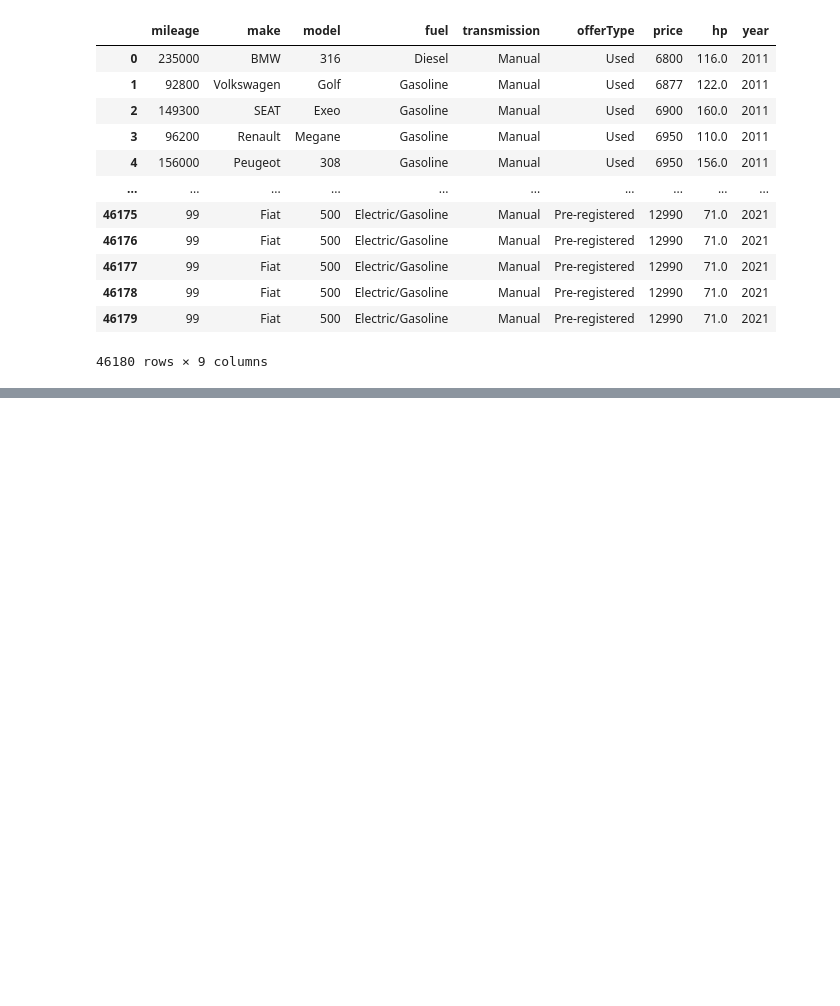
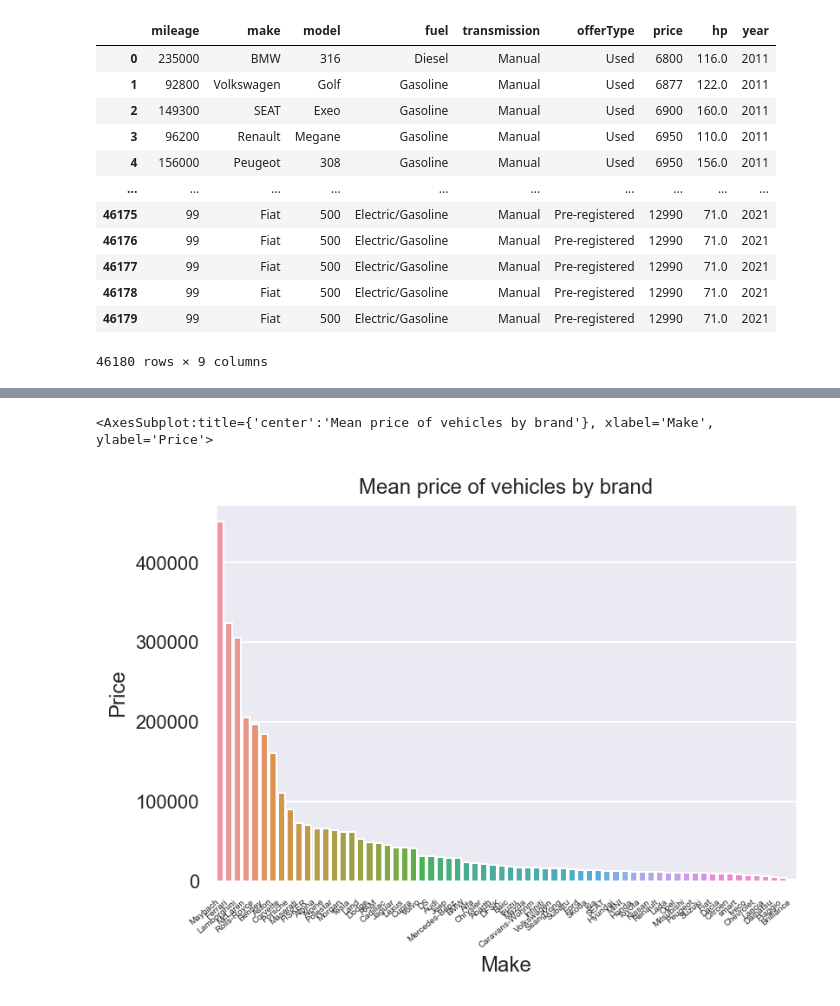
Before and after one commit to jared-p/Data-Analysis-of-German-Car-Marketplace, a Jupyter notebook: analysis/milestone2.ipynb, the cells around one changed output, grey strips where cells are left out. Cells and saved outputs as stored; diff of their text form; code cells hidden in the pictures; blank space fills up the shorter version.

```diff
--- a/analysis/milestone2.ipynb
+++ b/analysis/milestone2.ipynb
@@ -112,0 +221,9 @@ df = load_and_process("../data/raw/autoscout24-germany-dataset.csv")
+# %%
+make_price = df.groupby("make")["price"].mean().reset_index().sort_values('price', ascending=False)
+plot = sns.barplot(x = "make", y = "price", data = make_price)
+plot.set_xticklabels(plot.get_xticklabels(), rotation=40, ha="right", fontsize=5)
+plot.set(title="Mean price of vehicles by brand", xlabel="Make", ylabel="Price")
+plot
+# %% [output]
+<AxesSubplot:title={'center':'Mean price of vehicles by brand'}, xlabel='Make', ylabel='Price'>
+[figure, added]
```
Also changed, not shown: parts of 24 cells of this notebook, 1 other file.
